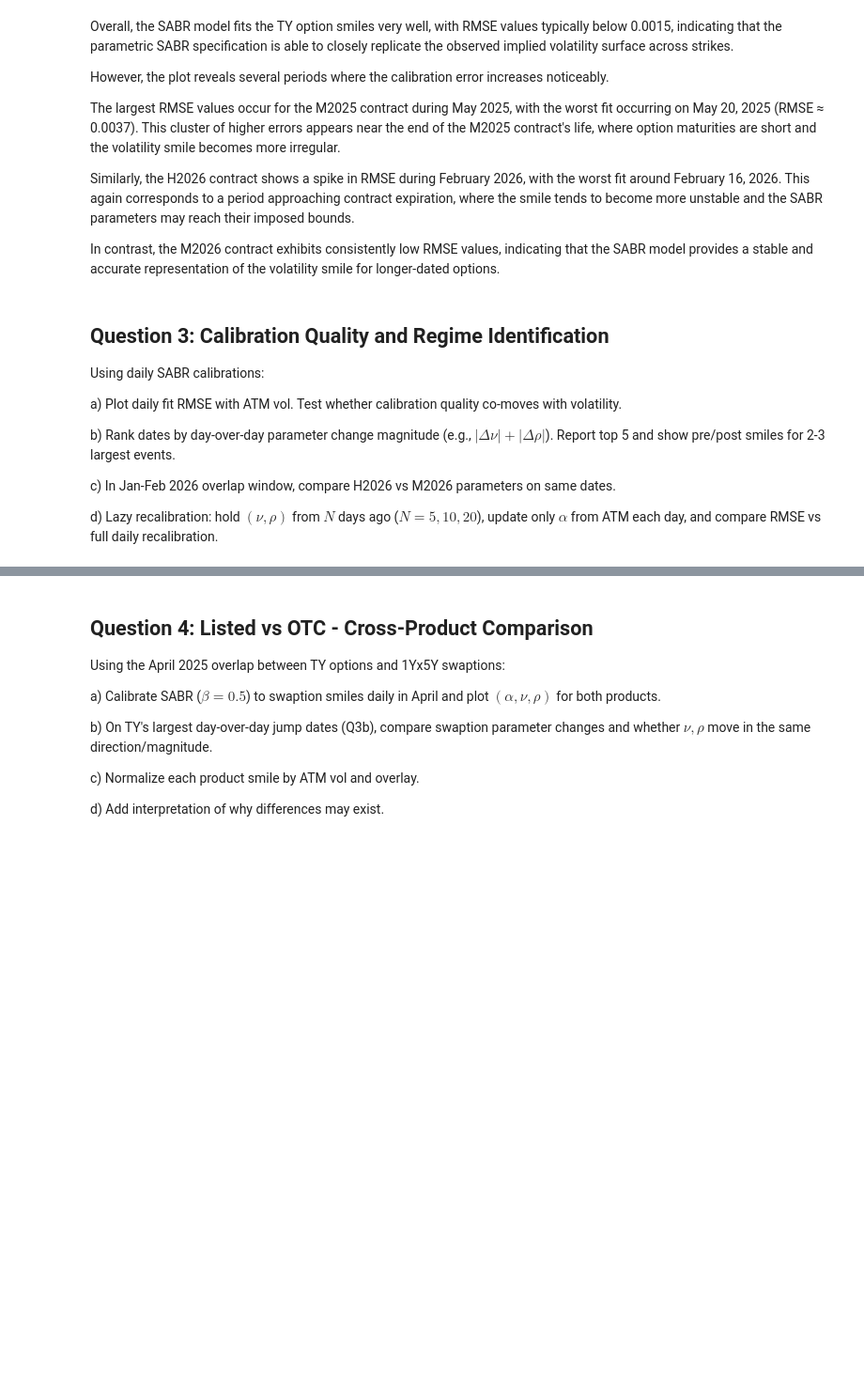
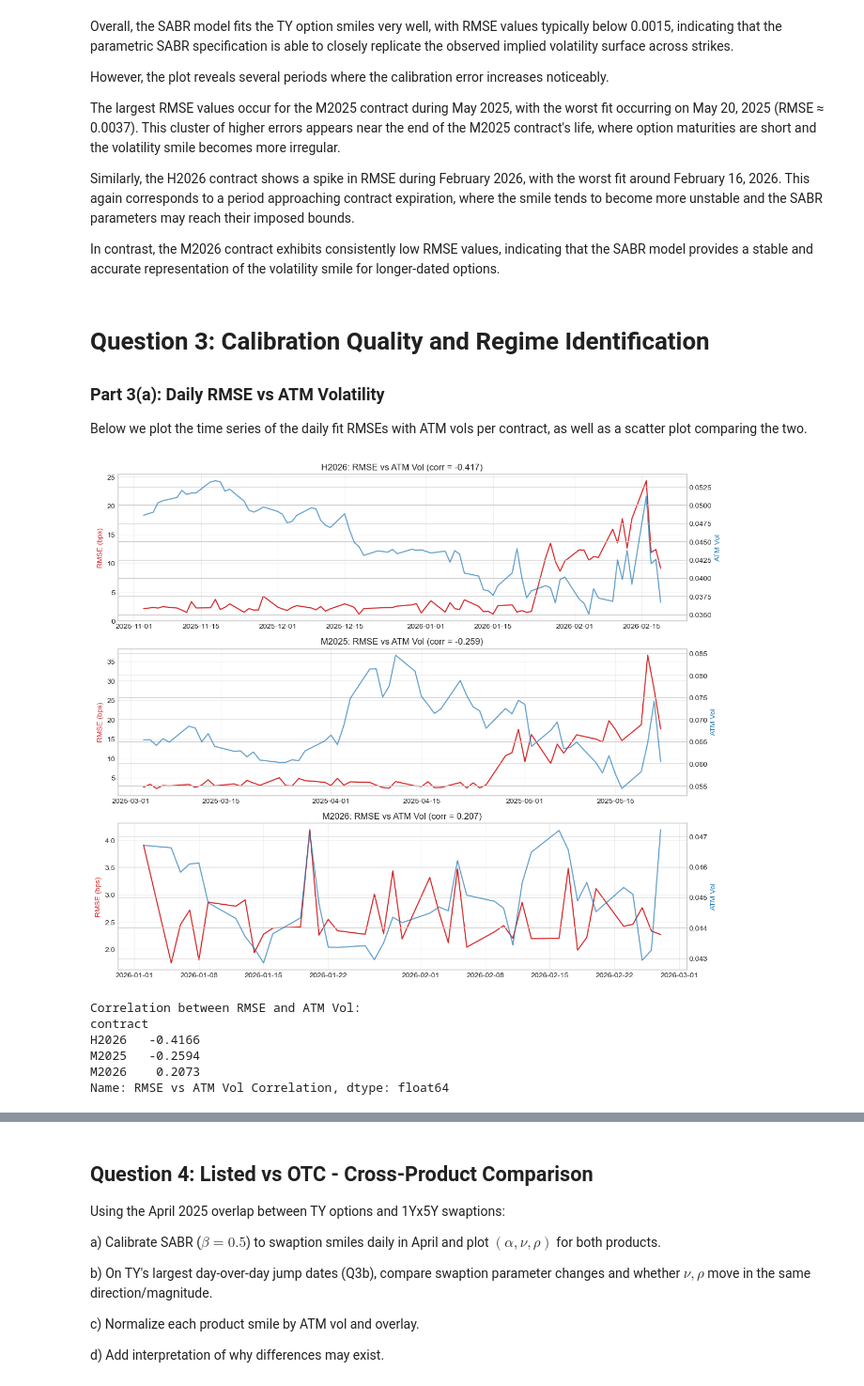
Before and after one commit to se101/Fixed-Income-Derivatives-, a Jupyter notebook: Project.ipynb, the cells around one changed output, grey strips where cells are left out. Shown at 94% size. Drawn from its saved outputs; the diff is of its cells as text; code cells hidden in the pictures; blank space fills up the shorter version.

```diff
--- a/Project.ipynb
+++ b/Project.ipynb
@@ -1310,32 +1310,58 @@ Similarly, the H2026 contract shows a spike in RMSE during February 2026, with t
 In contrast, the M2026 contract exhibits consistently low RMSE values, indicating that the SABR model provides a stable and accurate representation of the volatility smile for longer-dated options.
 # %% [markdown]
 
-## Question 3: Calibration Quality and Regime Identification
+# Question 3: Calibration Quality and Regime Identification
 
-Using daily SABR calibrations:
+### Part 3(a): Daily RMSE vs ATM Volatility
 
-a) Plot daily fit RMSE with ATM vol. Test whether calibration quality co-moves with volatility.
-
-b) Rank dates by day-over-day parameter change magnitude (e.g., $|\Delta\nu| + |\Delta\rho|$). Report top 5 and show pre/post smiles for 2-3 largest events.
-
-c) In Jan-Feb 2026 overlap window, compare H2026 vs M2026 parameters on same dates.
-
-d) Lazy recalibration: hold $(\nu,\rho)$ from $N$ days ago ($N=5,10,20$), update only $\alpha$ from ATM each day, and compare RMSE vs full daily recalibration.
+Below we plot the time series of the daily fit RMSEs with ATM vols per contract, as well as a scatter plot comparing the two.
 # %%
+# RMSE vs ATM vol relationship
+fig, axes = plt.subplots(3, 1, figsize=(12,10), sharex=False)
 
-# Q3a: RMSE vs ATM vol relationship
-fig, axes = plt.subplots(3, 1, figsize=(12, 10), sharex=False)
-for i, (c, d) in enumerate(calib_all.groupby('contract')):
+contracts = sorted(sabr_ts['contract'].unique())
+
+for i, contract in enumerate(contracts):
+
+    df = sabr_ts[sabr_ts['contract'] == contract].sort_values('date')
+
     ax = axes[i]
     ax2 = ax.twinx()
-    ax.plot(d['date'], d['rmse'], color='tab:red', label='RMSE')
-    ax2.plot(d['date'], d['atm_vol'], color='tab:blue', alpha=0.7, label='ATM vol')
-    corr = d[['rmse', 'atm_vol']].corr().iloc[0, 1]
-    ax.set_title(f'Q3a {c}: RMSE vs ATM vol (corr={corr:.3f})')
-    ax.set_ylabel('RMSE', color='tab:red')
-    ax2.set_ylabel('ATM vol', color='tab:blue')
+
+    # RMSE
+    ax.plot(df['date'], df['rmse'] * 10000, color='tab:red', linewidth=1.5, label='RMSE')
+
+    # ATM vol
+    ax2.plot(df['date'], df['atm_vol'], color='tab:blue', linewidth=1.5, alpha=0.7, label='ATM Vol')
+
+    # correlation
+    corr = df[['rmse','atm_vol']].corr().iloc[0,1]
+
+    ax.set_title(f"{contract}: RMSE vs ATM Vol (corr = {corr:.3f})")
+
+    ax.set_ylabel("RMSE (bps)", color='tab:red')
+    ax2.set_ylabel("ATM Vol", color='tab:blue')
+
+    ax.grid(alpha=0.3)
 
 plt.tight_layout()
 plt.show()
 
-calib_all.groupby('contract').apply(lambda x: x[['rmse', 'atm_vol']].corr().iloc[0,1]).rename('corr_rmse_atmvol')
+# Correlation table
+corr_table = (
+    sabr_ts
+    .groupby('contract')
+    .apply(lambda x: x[['rmse','atm_vol']].corr().iloc[0,1])
+    .rename("RMSE vs ATM Vol Correlation")
+)
+
+print("\nCorrelation between RMSE and ATM Vol:")
+print(corr_table.round(4))
+# %% [output]
+[figure, added]
+Correlation between RMSE and ATM Vol:
+contract
+H2026   -0.4166
+M2025   -0.2594
+M2026    0.2073
+Name: RMSE vs ATM Vol Correlation, dtype: float64
```
Also changed, not shown: parts of 18 cells of this notebook.
